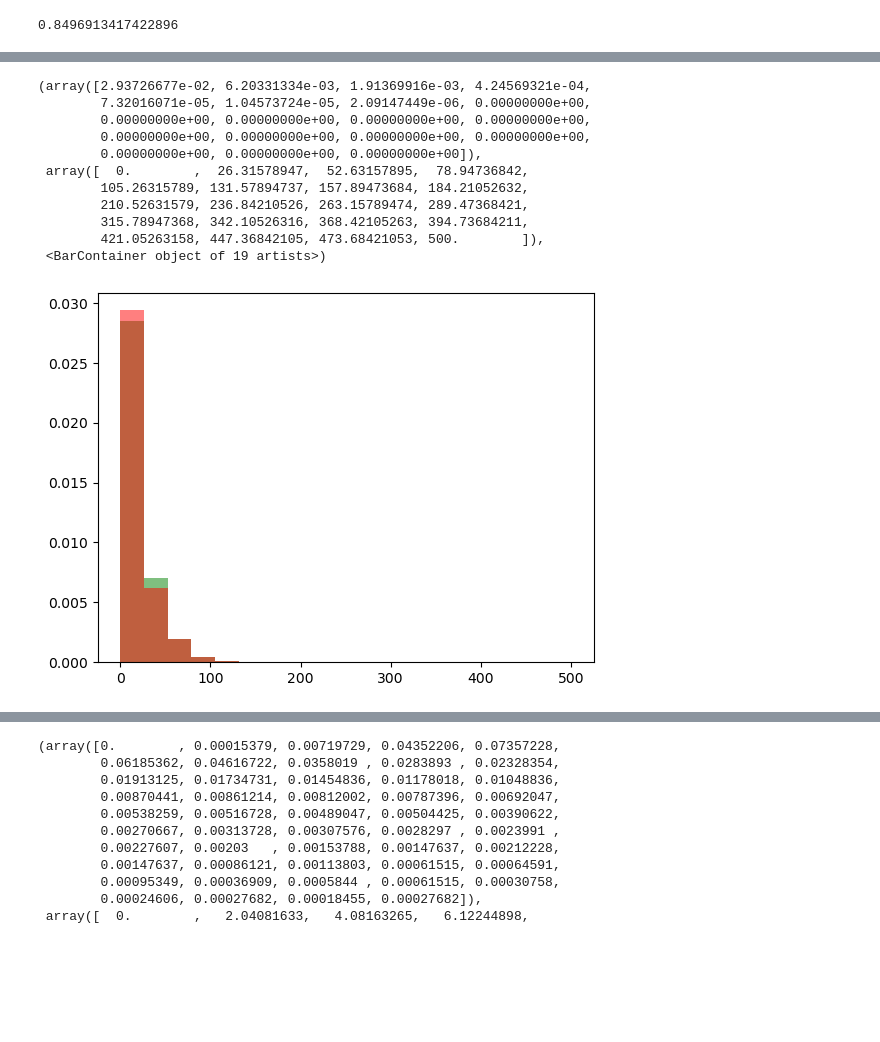
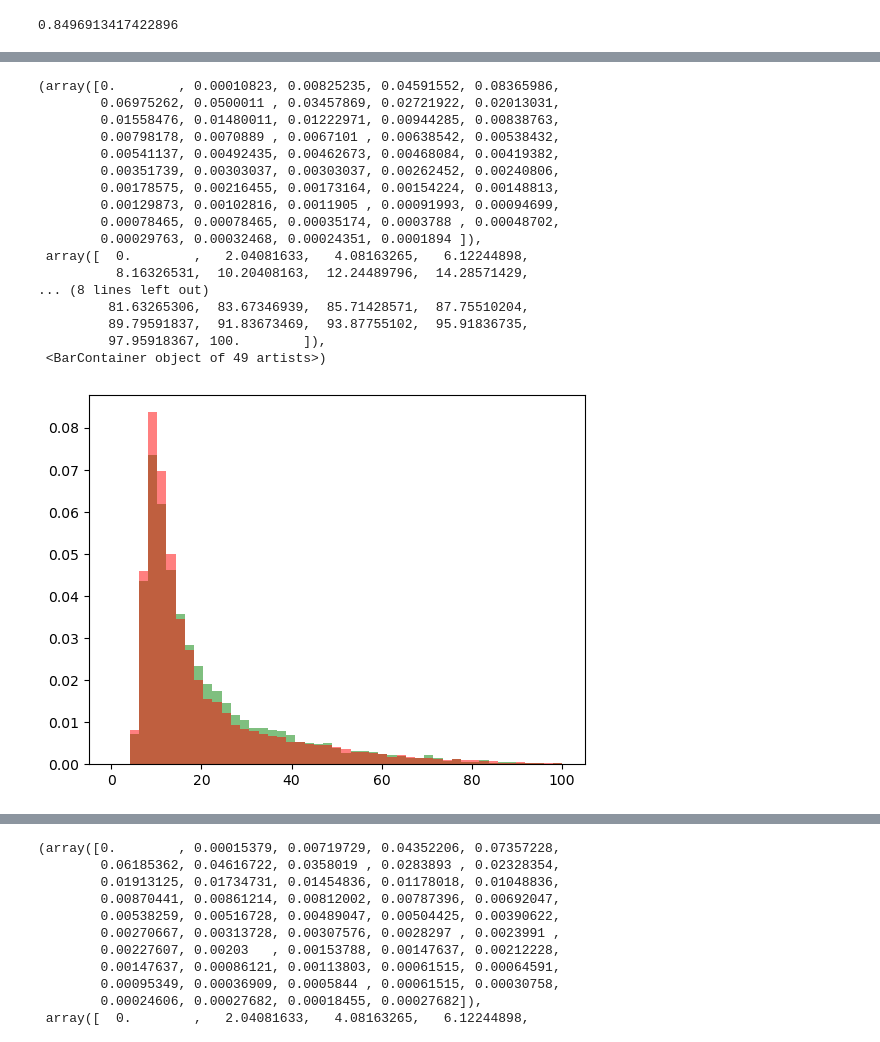
Before and after one commit to vas0x59/droplets_physlab, a Jupyter notebook: microscope_proc/notebook.ipynb, the cells around one changed output, grey strips where cells are left out. Drawn from its saved outputs; the diff is of its cells as text; code cells hidden in the pictures; blank space fills up the shorter version.

```diff
--- a/microscope_proc/notebook.ipynb
+++ b/microscope_proc/notebook.ipynb
@@ -57,16 +155,22 @@ plt.hist(T61_p2, bins=np.linspace(0,500, 20), density=True, color="r", alpha=0.5
 # %%
-plt.hist(T32_p1, bins=np.linspace(0,500, 20), density=True, color="g", alpha=0.5)
-plt.hist(T32_p2, bins=np.linspace(0,500, 20), density=True, color="r", alpha=0.5)
+plt.hist(T32_p1, bins=np.linspace(0,100, 50), density=True, color="g", alpha=0.5)
+plt.hist(T32_p2, bins=np.linspace(0,100, 50), density=True, color="r", alpha=0.5)
 # %% [output]
-(array([2.93726677e-02, 6.20331334e-03, 1.91369916e-03, 4.24569321e-04,
-        7.32016071e-05, 1.04573724e-05, 2.09147449e-06, 0.00000000e+00,
-        0.00000000e+00, 0.00000000e+00, 0.00000000e+00, 0.00000000e+00,
-        0.00000000e+00, 0.00000000e+00, 0.00000000e+00, 0.00000000e+00,
-        0.00000000e+00, 0.00000000e+00, 0.00000000e+00]),
- array([  0.        ,  26.31578947,  52.63157895,  78.94736842,
-        105.26315789, 131.57894737, 157.89473684, 184.21052632,
-        210.52631579, 236.84210526, 263.15789474, 289.47368421,
-        315.78947368, 342.10526316, 368.42105263, 394.73684211,
-        421.05263158, 447.36842105, 473.68421053, 500.        ]),
- <BarContainer object of 19 artists>)
+(array([0.        , 0.00010823, 0.00825235, 0.04591552, 0.08365986,
+        0.06975262, 0.0500011 , 0.03457869, 0.02721922, 0.02013031,
+        0.01558476, 0.01480011, 0.01222971, 0.00944285, 0.00838763,
+        0.00798178, 0.0070889 , 0.0067101 , 0.00638542, 0.00538432,
+        0.00541137, 0.00492435, 0.00462673, 0.00468084, 0.00419382,
+        0.00351739, 0.00303037, 0.00303037, 0.00262452, 0.00240806,
+        0.00178575, 0.00216455, 0.00173164, 0.00154224, 0.00148813,
+        0.00129873, 0.00102816, 0.0011905 , 0.00091993, 0.00094699,
+        0.00078465, 0.00078465, 0.00035174, 0.0003788 , 0.00048702,
+        0.00029763, 0.00032468, 0.00024351, 0.0001894 ]),
+ array([  0.        ,   2.04081633,   4.08163265,   6.12244898,
+          8.16326531,  10.20408163,  12.24489796,  14.28571429,
+... (8 lines left out)
+         81.63265306,  83.67346939,  85.71428571,  87.75510204,
+         89.79591837,  91.83673469,  93.87755102,  95.91836735,
+         97.95918367, 100.        ]),
+ <BarContainer object of 49 artists>)
-[figure, old version]
+[figure, new version]
```
Also changed, not shown: parts of 16 cells of this notebook, 2 other files.
